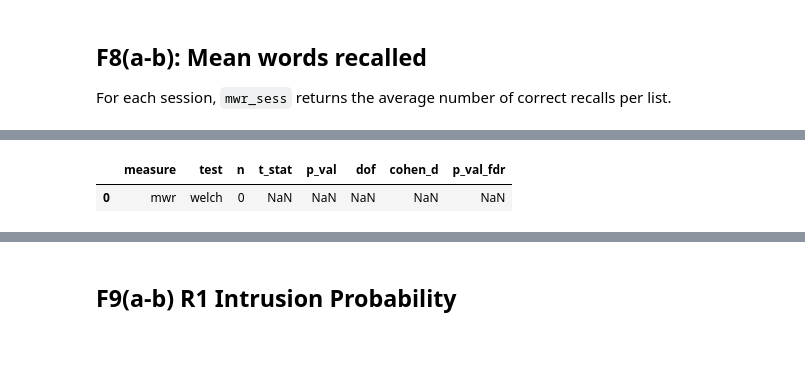
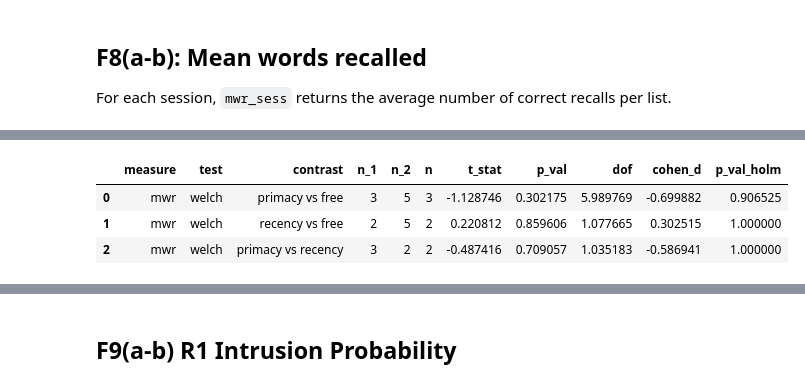
Before and after one commit to pennmem/RecallInitiation2026, a Jupyter notebook: analyses_new.ipynb, the cells around one changed output, grey strips where cells are left out. Drawn from its saved outputs; the diff is of its cells as text; code cells hidden in the pictures; blank space fills up the shorter version.

```diff
--- a/analyses_new.ipynb
+++ b/analyses_new.ipynb
@@ -669,9 +660,11 @@ stat_tests.condition_contrast(mwr_df, ["mwr"], paired=False)
 # %%
-mwr2_df = mwr_df[mwr_df['session']==2]
-stat_tests.condition_contrast(mwr2_df, ["mwr"], paired=False)
+mwr_sess = mwr_df[mwr_df['session'] == 4]
+stat_tests.condition_contrast(mwr_sess, ["mwr"], paired=False)
 # %% [output]
-|  | measure | test | n | t_stat | p_val | dof | cohen_d | p_val_fdr |
-| 0 | mwr | welch | 0 | NaN | NaN | NaN | NaN | NaN |
+|  | measure | test | contrast | n_1 | n_2 | n | t_stat | p_val | dof | cohen_d | p_val_holm |
+| 0 | mwr | welch | primacy vs free | 3 | 5 | 3 | -1.128746 | 0.302175 | 5.989769 | -0.699882 | 0.906525 |
+| 1 | mwr | welch | recency vs free | 2 | 5 | 2 | 0.220812 | 0.859606 | 1.077665 | 0.302515 | 1.000000 |
+| 2 | mwr | welch | primacy vs recency | 3 | 2 | 2 | -0.487416 | 0.709057 | 1.035183 | -0.586941 | 1.000000 |
 # %%
 mwr.mwr_plot(mwr_df, path=f'figures/8a_mwr_by_condition.pdf')
 # %% [output]
```
Also changed, not shown: parts of 49 cells of this notebook, 21 other files.
